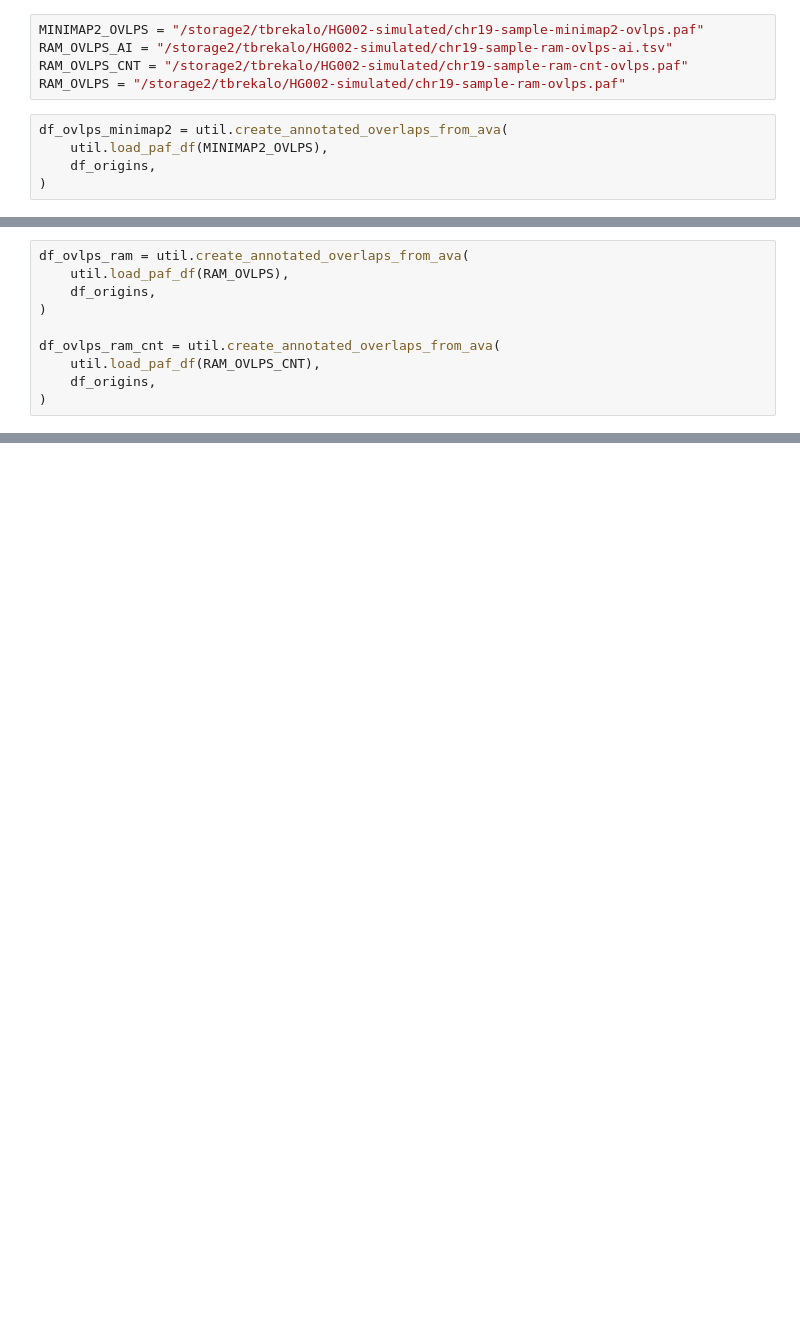
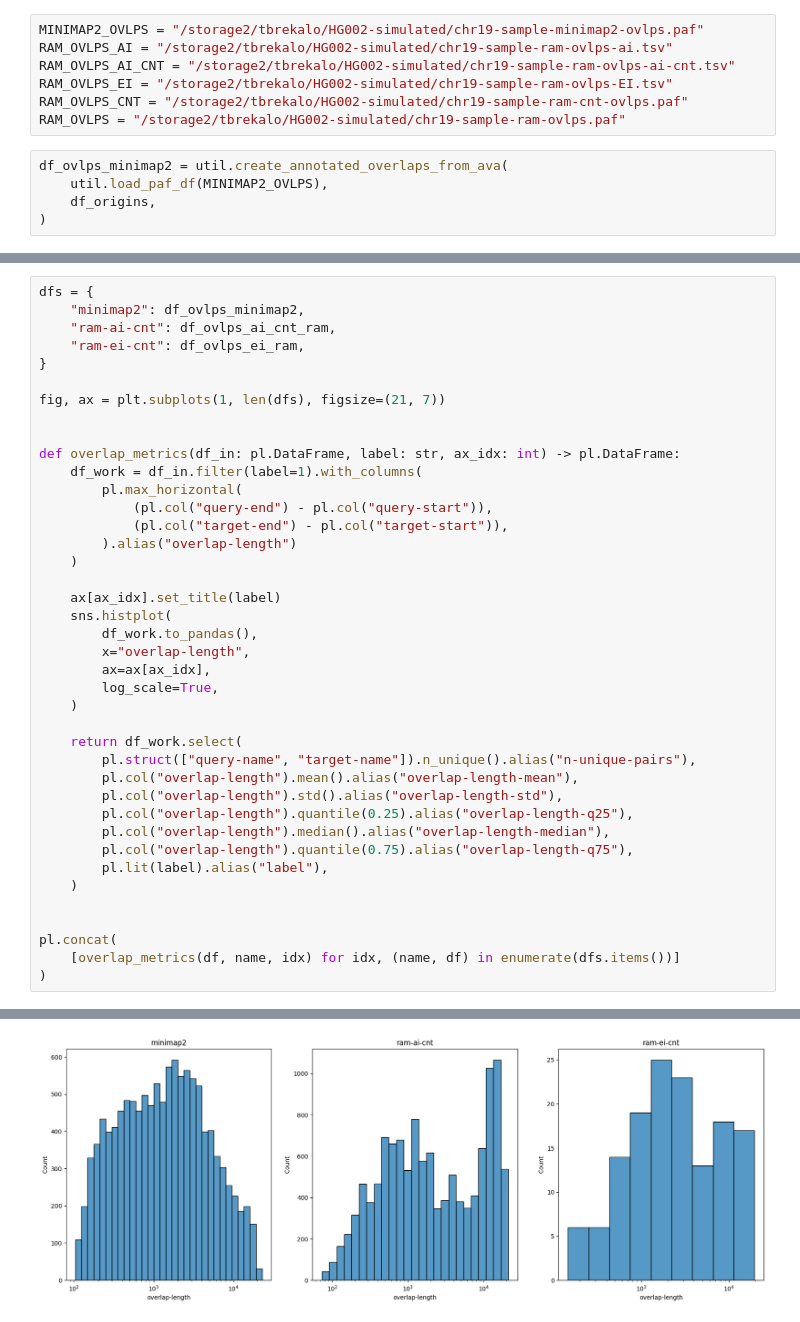
Before and after one commit to tbrekalo/tb-ram, a Jupyter notebook: scripts/notebooks/ovlp-chain-eval.ipynb, the cells around one changed output, grey strips where cells are left out. Cells and saved outputs as stored; diff of their text form; blank space fills up the shorter version.

```diff
--- a/scripts/notebooks/ovlp-chain-eval.ipynb
+++ b/scripts/notebooks/ovlp-chain-eval.ipynb
@@ -19,6 +22,8 @@ df_origins = util.load_origins_df(ORIGINS_PATH)
 # %%
 MINIMAP2_OVLPS = "/storage2/tbrekalo/HG002-simulated/chr19-sample-minimap2-ovlps.paf"
 RAM_OVLPS_AI = "/storage2/tbrekalo/HG002-simulated/chr19-sample-ram-ovlps-ai.tsv"
+RAM_OVLPS_AI_CNT = "/storage2/tbrekalo/HG002-simulated/chr19-sample-ram-ovlps-ai-cnt.tsv"
+RAM_OVLPS_EI = "/storage2/tbrekalo/HG002-simulated/chr19-sample-ram-ovlps-EI.tsv"
 RAM_OVLPS_CNT = "/storage2/tbrekalo/HG002-simulated/chr19-sample-ram-cnt-ovlps.paf"
 RAM_OVLPS = "/storage2/tbrekalo/HG002-simulated/chr19-sample-ram-ovlps.paf"
 # %%
@@ -62,10 +33,0 @@ df_ovlps_ai_ram = create_df_ai_ram(RAM_OVLPS_AI)
-# %%
-df_ovlps_ram = util.create_annotated_overlaps_from_ava(
-    util.load_paf_df(RAM_OVLPS),
-    df_origins,
-)
-
-df_ovlps_ram_cnt = util.create_annotated_overlaps_from_ava(
-    util.load_paf_df(RAM_OVLPS_CNT),
-    df_origins,
-)
@@ -226,0 +104,41 @@ print(model_ridge.intercept_)
+# %%
+dfs = {
+    "minimap2": df_ovlps_minimap2,
+    "ram-ai-cnt": df_ovlps_ai_cnt_ram,
+    "ram-ei-cnt": df_ovlps_ei_ram,
+}
+
+fig, ax = plt.subplots(1, len(dfs), figsize=(21, 7))
+
+
+def overlap_metrics(df_in: pl.DataFrame, label: str, ax_idx: int) -> pl.DataFrame:
+    df_work = df_in.filter(label=1).with_columns(
+        pl.max_horizontal(
+            (pl.col("query-end") - pl.col("query-start")),
+            (pl.col("target-end") - pl.col("target-start")),
+        ).alias("overlap-length")
+    )
+
+    ax[ax_idx].set_title(label)
+    sns.histplot(
+        df_work.to_pandas(),
+        x="overlap-length",
+        ax=ax[ax_idx],
+        log_scale=True,
+    )
+
+    return df_work.select(
+        pl.struct(["query-name", "target-name"]).n_unique().alias("n-unique-pairs"),
+        pl.col("overlap-length").mean().alias("overlap-length-mean"),
+        pl.col("overlap-length").std().alias("overlap-length-std"),
+        pl.col("overlap-length").quantile(0.25).alias("overlap-length-q25"),
+        pl.col("overlap-length").median().alias("overlap-length-median"),
+        pl.col("overlap-length").quantile(0.75).alias("overlap-length-q75"),
+        pl.lit(label).alias("label"),
+    )
+
+
+pl.concat(
+    [overlap_metrics(df, name, idx) for idx, (name, df) in enumerate(dfs.items())]
+)
+# %% [output]
@@ -226,0 +151 @@ print(model_ridge.intercept_)
+[figure, added]
```
Also changed, not shown: parts of 38 cells of this notebook, 3 other files.
